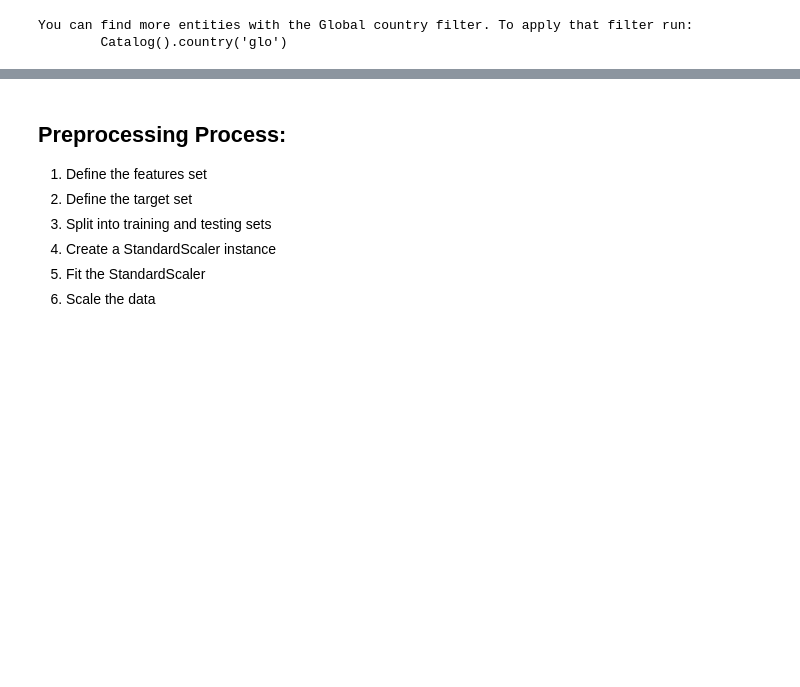
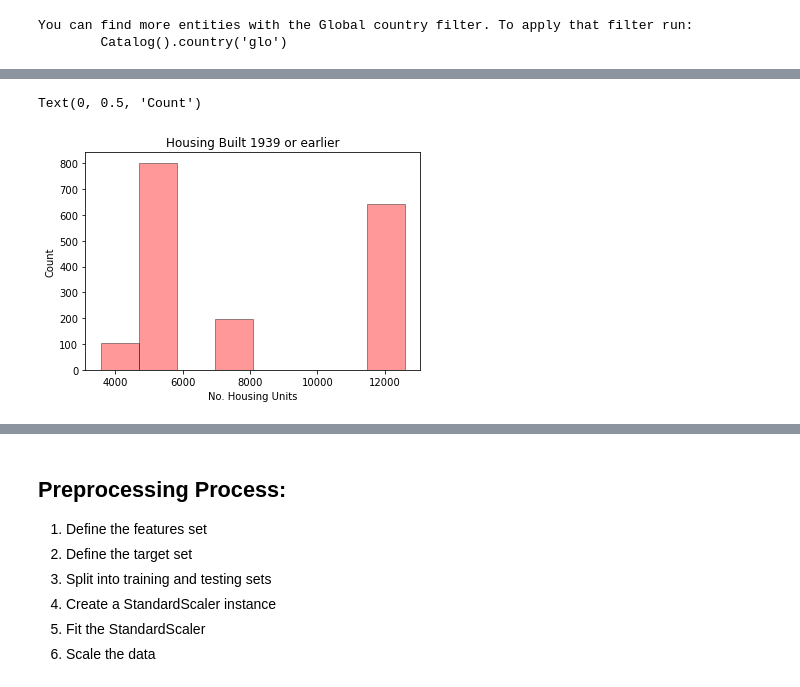
Before and after one commit to asliwinski23/mastercard_spend_prediction, a Jupyter notebook: final_project.ipynb, the cells around one changed output, grey strips where cells are left out. Cells and saved outputs as stored; diff of their text form; code cells hidden in the pictures; blank space fills up the shorter version.

```diff
--- a/final_project.ipynb
+++ b/final_project.ipynb
@@ -163,0 +193,11 @@ gdf_enrich_retail = gdf_enrich_retail[gdf_enrich_retail.txn_amt < 1000]
+# %%
+# analyze feature data
+sns.distplot(gdf_enrich_retail['housing_built_1939_or_earlier'], hist=True, kde=False, color = 'red',
+             hist_kws={'edgecolor':'black'})
+# Add labels
+plt.title('Housing Built 1939 or earlier')
+plt.xlabel('No. Housing Units')
+plt.ylabel('Count')
+# %% [output]
+Text(0, 0.5, 'Count')
+[figure, added]
```
Also changed, not shown: parts of 15 cells of this notebook.
